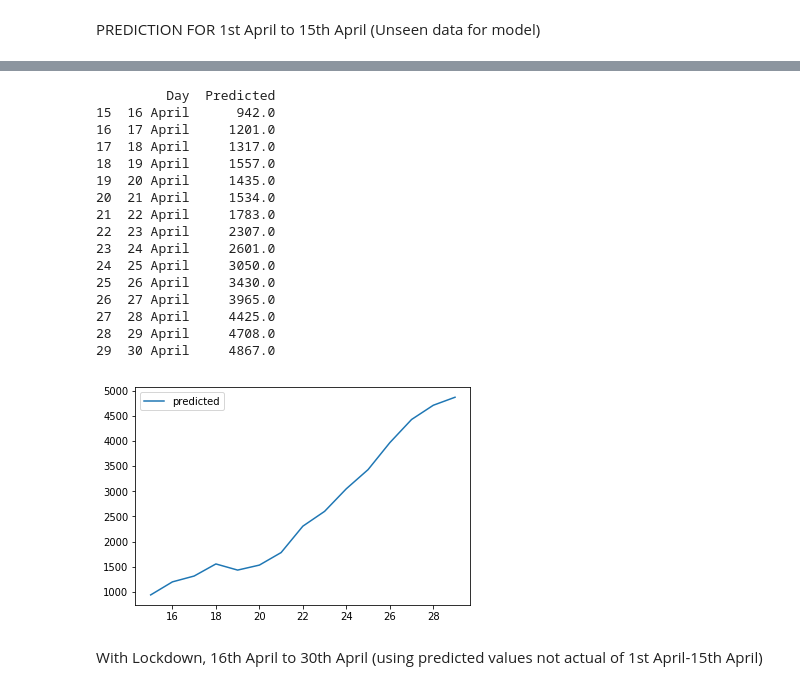
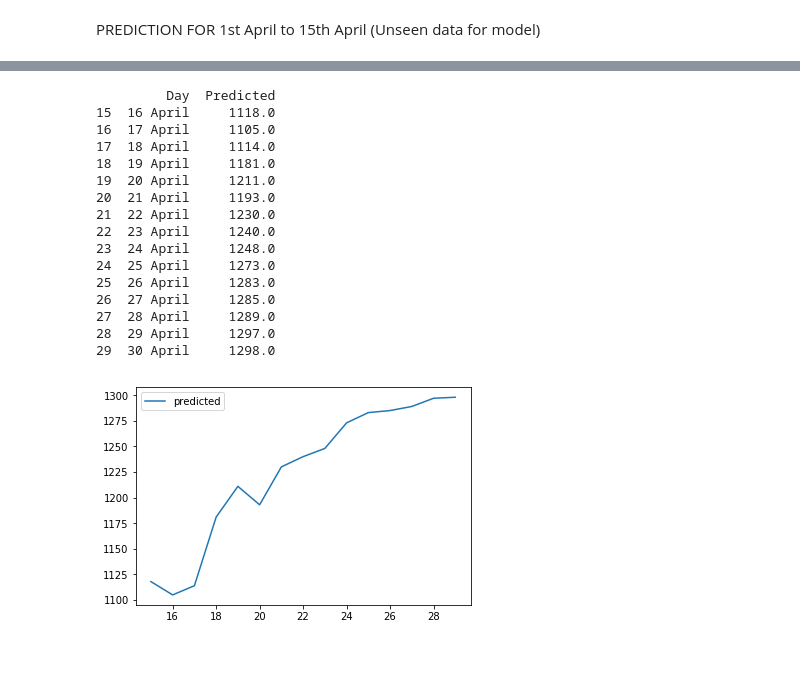
Before and after one commit to abdulsmapara/Covid-19-Trend-Predictor, a Jupyter notebook: src/covid-19-trend-predictor.ipynb, the cells around one changed output, grey strips where cells are left out. Drawn from its saved outputs; the diff is of its cells as text; code cells hidden in the pictures; blank space fills up the shorter version.

```diff
--- a/src/covid-19-trend-predictor.ipynb
+++ b/src/covid-19-trend-predictor.ipynb
@@ -324,7 +371,7 @@ for ind in reversed(df_test.index):
         df_test.at[ind,'Num_Cases'] -= df_test.at[ind-1,'Num_Cases']
 
 df_test.at[0,'Num_Cases'] = 86
-df_test['Num_Cases'] /= 1500
+df_test['Num_Cases'] /= SCALE_NUM_CASES
 
 df_test = df_test.set_index('Date')
 
@@ -353,24 +400,22 @@ PREDICTION FOR 1st April to 15th April (Unseen data for model)
 # %%
 from sklearn.metrics import mean_squared_error
 import math
-
 i = 0
 comparision_data = DataFrame()
 correct = 0
 total = 0
 df_actual = pd.read_csv("../Timeseries-Data/test_data.csv", index_col='Date')
-
-
-def is_correct(value1, value2):
+def is_correct(value1, value2,acceptable_range):
     correctness = False
     if value1 == value2:
         correctness = True
-    elif abs(value1 - value2) <= 100:
+    elif abs(value1 - value2) <= acceptable_range:
         correctness = True
     return correctness
-
+model.save('prediction_final.h5')
 df_actual = df_actual['3/31/2020':]
 prev_date = '3/31/2020'
+correct_2 = 0
 for _ in range(15):
     current_date = '4/'+str(i+1)+'/2020'
     actual = df_actual.at[current_date,'Actual_Num_Cases'] - df_actual.at[prev_date,'Actual_Num_Cases']
@@ -386,22 +431,24 @@ for _ in range(15):
     comparision_data.at[i,'Day']=str(i+1)+' April'
     if y[0] < 0.0:
         y[0] = 0.0
-    comparision_data.at[i,'Predicted'] = round(y[0]*1500)
+    comparision_data.at[i,'Predicted'] = round(y[0]*SCALE_NUM_CASES)
     comparision_data.at[i,'Actual'] = actual
     comparision_data.at[i,'State'] = 'Too far from actual'
-    if is_correct(comparision_data.at[i,'Predicted'],comparision_data.at[i,'Actual']):
+    if is_correct(comparision_data.at[i,'Predicted'],comparision_data.at[i,'Actual'],130):
         correct+=1
-        comparision_data.at[i,'State'] = 'Within the range of 100'
+        comparision_data.at[i,'State'] = 'Close enough'
+    if is_correct(comparision_data.at[i,'Predicted'],comparision_data.at[i,'Actual'],150):
+        correct_2+=1
+    comparision_data.at[i,'Difference'] = abs(comparision_data.at[i,'Predicted'] - comparision_data.at[i,'Actual'])
     total+=1
     df_test.at['4/'+str(i+1)+'/2020', 'Num_Cases'] = y[0]
     i+=1
 
 print(comparision_data)
-print(round((correct/total)*100),"%")
+print(round((correct/total)*100),"% accurate, assuming difference till 130 is acceptable")
+print(round((correct_2/total)*100),"% accurate, assuming difference till 150 is acceptable")
 rmse = math.sqrt(mean_squared_error(comparision_data['Actual'], comparision_data['Predicted']))
-print("RMSE = ", rmse)
-# plt.figure(figsize=(5,5))
-#plt.plot(scaler.inverse_transform(scaled))
+print("RMSE = ", round(rmse))
 plt.plot(comparision_data['Actual'],label='actual')
 plt.plot(comparision_data['Predicted'],label='predicted')
 plt.legend()
@@ -431,51 +479,51 @@ Without LOCKDOWN, 16th April to 30th April (using predicted values not actual of
 # %%
+prediction = DataFrame()
+prev_date = '3/31/2020'
+for i in range(15):
+    current_date = '4/'+str(i+1)+'/2020'
+    df_test.at[current_date, 'Num_Cases'] = (df_actual.at[current_date,'Actual_Num_Cases'] - df_actual.at[prev_date,'Actual_Num_Cases'])/SCALE_NUM_CASES
+    prev_date = current_date
+prev_date = '4/15/2020'
 i = 15
-prediction = DataFrame()
-
-
-prev_date = '4/15/2020'
 for _ in range(15):
     current_date = '4/'+str(i+1)+'/2020'
     prev_date = current_date
     df_partial = df_test['4/9/2020':current_date]
     df_partial_timeseries = series_to_supervised(df_partial,7,1,True)
     values = df_partial_timeseries.values
     test_x = values[-1:,:-1]
     test_X = test_x.reshape((test_x.shape[0], 1, test_x.shape[1]))
     y_pred = model.predict(test_X, batch_size=batch_size)
     y = y_pred[0]
     x = test_X[0]
     prediction.at[i,'Day']=str(i+1)+' April'
     if y[0] < 0.0:
         y[0] = 0.0
-    prediction.at[i,'Predicted'] = round(y[0]*1500)
+    prediction.at[i,'Predicted'] = round(y[0]*SCALE_NUM_CASES)
     df_test.at['4/'+str(i+1)+'/2020', 'Num_Cases'] = y[0]
     i+=1
 
 print(prediction)
 # plt.figure(figsize=(5,5))
 #plt.plot(scaler.inverse_transform(scaled))
-
-plt.plot(prediction['Predicted'],label='predicted')
+plt.plot(prediction['Predicted'] ,label='predicted')
 plt.legend()
 plt.show()
 # %% [output]
          Day  Predicted
-15  16 April      942.0
-16  17 April     1201.0
-17  18 April     1317.0
-18  19 April     1557.0
-19  20 April     1435.0
-20  21 April     1534.0
-21  22 April     1783.0
-22  23 April     2307.0
-23  24 April     2601.0
-24  25 April     3050.0
-25  26 April     3430.0
-26  27 April     3965.0
-27  28 April     4425.0
-28  29 April     4708.0
-29  30 April     4867.0
+15  16 April     1118.0
+16  17 April     1105.0
+17  18 April     1114.0
+18  19 April     1181.0
+19  20 April     1211.0
+20  21 April     1193.0
+21  22 April     1230.0
+22  23 April     1240.0
+23  24 April     1248.0
+24  25 April     1273.0
+25  26 April     1283.0
+26  27 April     1285.0
+27  28 April     1289.0
+28  29 April     1297.0
+29  30 April     1298.0
-[figure, old version]
+[figure, new version]
-# %% [markdown]
-With Lockdown, 16th April to 30th April (using predicted values not actual of 1st April-15th April)
```
Also changed, not shown: parts of 10 cells of this notebook.
